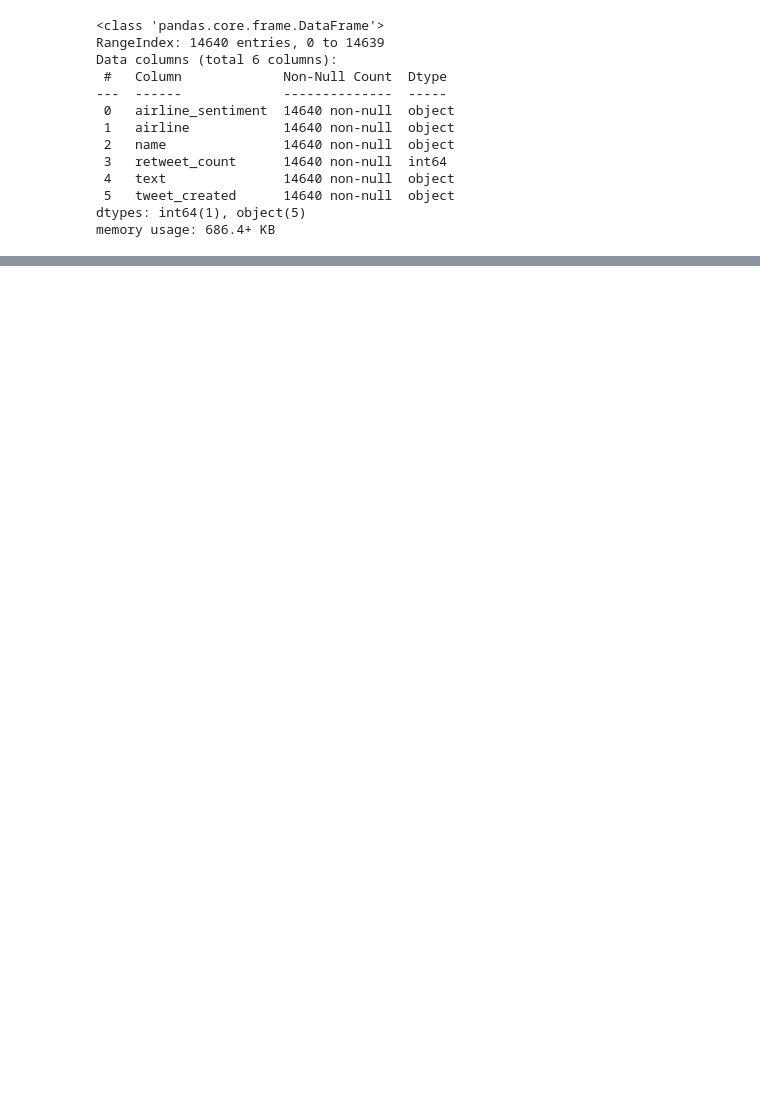
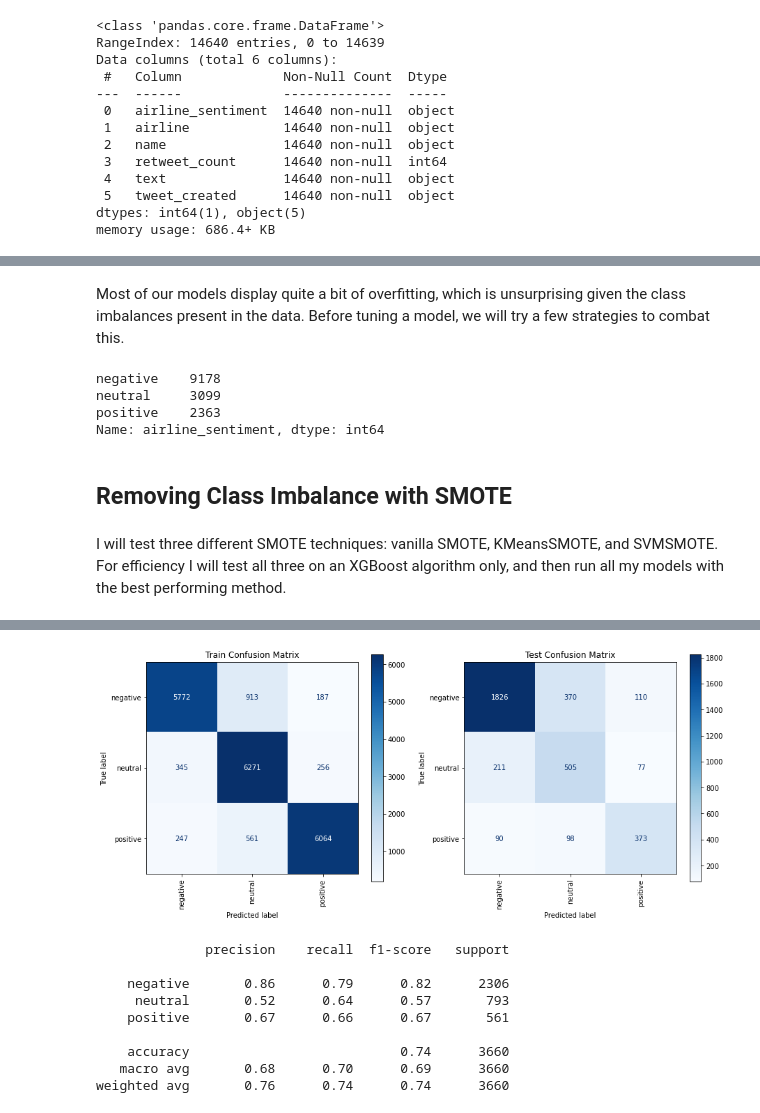
Before and after one commit to halemade/airline-tweets, a Jupyter notebook: Airline Tweets.ipynb, the cells around one changed output, grey strips where cells are left out. Saved outputs shown, nothing was run; the diff lists cells and outputs as text; code cells hidden in the pictures; blank space fills up the shorter version.

Commit message:
Gridsearch and SMOTE

```diff
--- a/Airline Tweets.ipynb
+++ b/Airline Tweets.ipynb
@@ -50,15 +70,21 @@ memory usage: 686.4+ KB
 # %%
 stop_words = stopwords.words('english')
+#add custom stop words
+stop_words.append('http')
+stop_words.append('hr')
+stop_words.append('co')
+stop_words.append('see')
+stop_words.append('min')
 
 def process(tweet):
 
     lemmatizer = WordNetLemmatizer()
-    tokenizer = RegexpTokenizer(r'[@a-zA-Z0-9]+')
+    tokenizer = RegexpTokenizer(r'[a-zA-Z0-9]+')
 
-    tweet = tweet.lower()
-    tweet = tokenizer.tokenize(tweet)
-    tweet = [w for w in tweet if w not in stop_words]
-    tweet = [lemmatizer.lemmatize(w) for w in tweet]
-    tweet = ' '.join(tweet)
-
+    tweet = tweet.lower() #convert to lowercase
+    tweet = re.sub(r'@\w+', '', tweet) #use regex to remove mentions
+    tweet = tokenizer.tokenize(tweet) #tokenize
+    tweet = [word for word in tweet if word not in stop_words] #remove stopwords
+    tweet = [lemmatizer.lemmatize(word) for word in tweet] #lemmatize
+    tweet = ' '.join(tweet) #convert list of words back to a string
     return tweet
@@ -181,3 +193,24 @@ from imblearn.over_sampling import SMOTE
+# %% [markdown]
+Most of our models display quite a bit of overfitting, which is unsurprising given the class imbalances present in the data. Before tuning a model, we will try a few strategies to combat this.
+# %%
+#Demonstrate class imbalance
+df['airline_sentiment'].value_counts()
+# %% [output]
+negative    9178
+neutral     3099
+positive    2363
+Name: airline_sentiment, dtype: int64
+# %% [markdown]
+## Removing Class Imbalance with SMOTE
+# %% [markdown]
+I will test three different SMOTE techniques: vanilla SMOTE, KMeansSMOTE, and SVMSMOTE. For efficiency I will test all three on an XGBoost algorithm only, and then run all my models with the best performing method.
 # %%
 smote = SMOTE()
+model_1 = XGBClassifier()
+
 x_train_smote, y_train_smote = smote.fit_resample(x_train, y_train)
+
+model_1.fit(x_train_smote, y_train_smote)
+
+metrics(model_1, x_train_smote, y_train_smote, x_test, y_test)
+# %% [output]
@@ -183,0 +218,10 @@ x_train_smote, y_train_smote = smote.fit_resample(x_train, y_train)
+[figure, added]
+              precision    recall  f1-score   support
+
+    negative       0.86      0.79      0.82      2306
+     neutral       0.52      0.64      0.57       793
+    positive       0.67      0.66      0.67       561
+
+    accuracy                           0.74      3660
+   macro avg       0.68      0.70      0.69      3660
+weighted avg       0.76      0.74      0.74      3660
```
Also changed, not shown: parts of 35 cells of this notebook, 5 other files.
